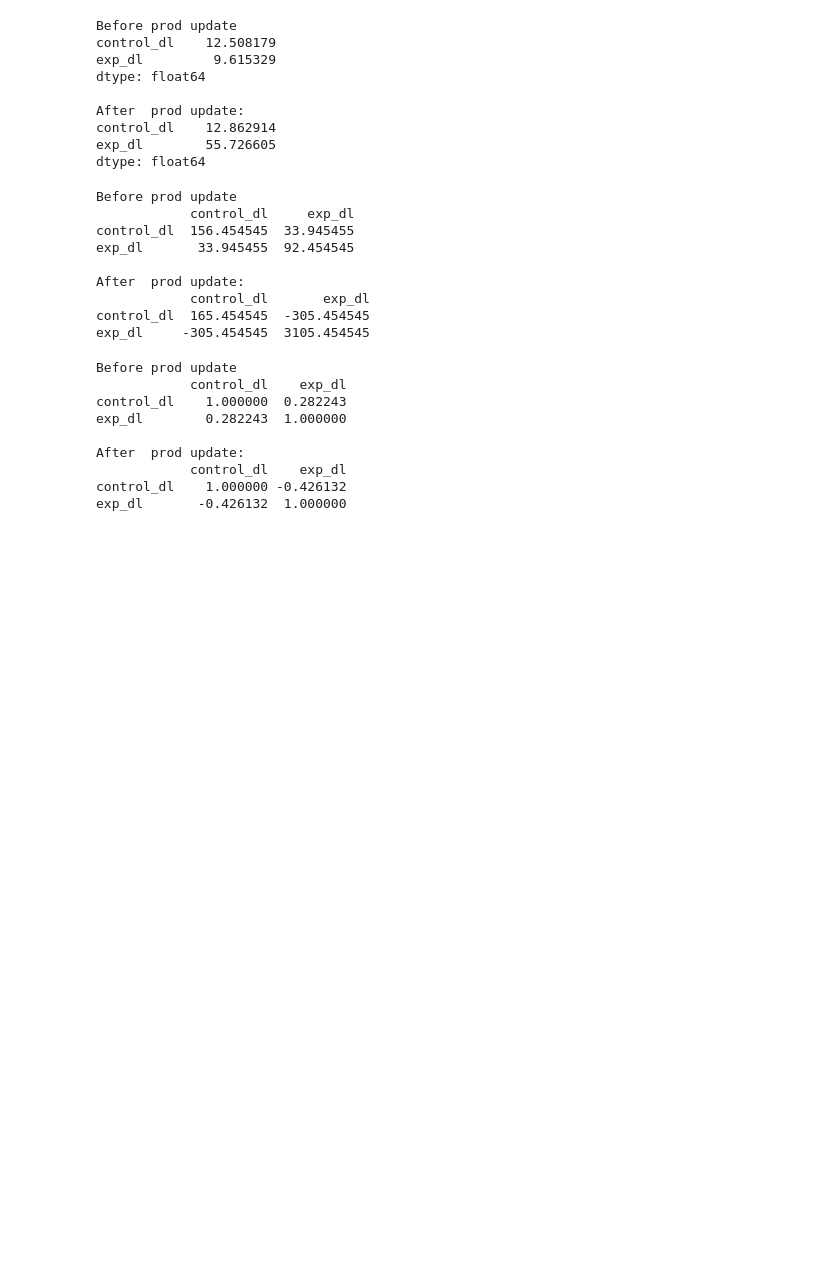
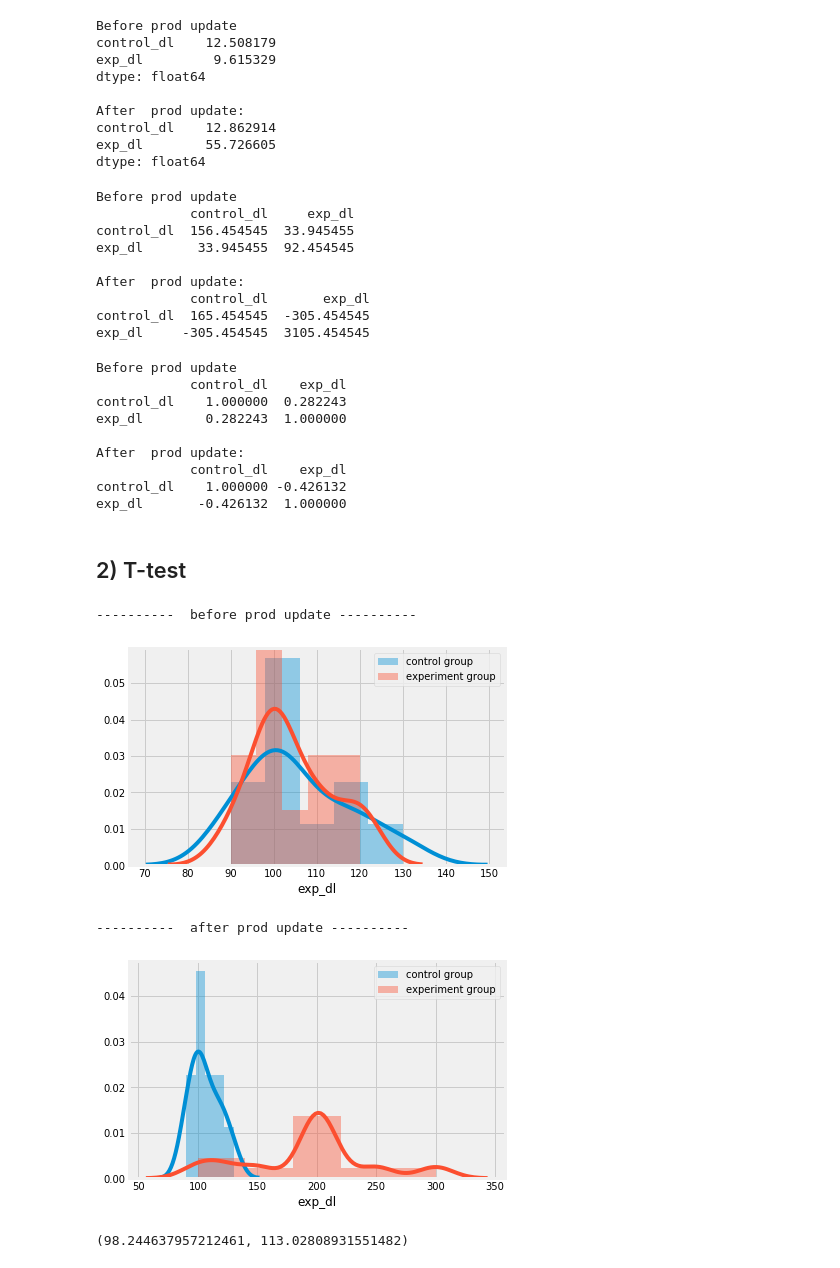
Before and after one commit to yennanliu/analysis, a Jupyter notebook: Statistics_/AB_Testing.ipynb, the cells around one changed output. Cells and saved outputs as stored; diff of their text form; code cells hidden in the pictures; blank space fills up the shorter version.

Commit message:
add confidence interval

```diff
--- a/Statistics_/AB_Testing.ipynb
+++ b/Statistics_/AB_Testing.ipynb
@@ -185,3 +186,32 @@ After  prod update:
             control_dl    exp_dl
 control_dl    1.000000 -0.426132
 exp_dl       -0.426132  1.000000
+# %% [markdown]
+## 2) T-test
+# %%
+print ('----------  before prod update ----------')
+sns.distplot(df_before['control_dl'],bins=5)
+sns.distplot(df_before['exp_dl'],bins=5)
+plt.legend(['control group','experiment group'])
+plt.show()
+
+print ('----------  after prod update ----------')
+sns.distplot(df_after['control_dl'],bins=5)
+sns.distplot(df_after['exp_dl'],bins=5)
+plt.legend(['control group','experiment group'])
+plt.show()
+# %% [output]
+----------  before prod update ----------
+[figure, added]
+----------  after prod update ----------
+[figure, added]
+# %%
+# Confidence interval  : 95% ( assume here)
+# get Confidence interval on the  "mean of download "  on control  group download before prod update
+
+
+c_interval=stats.norm.interval(0.95, loc=df_before.control_dl.mean(),
+scale = df_before.control_dl.std()/np.sqrt(len(df_before)))
+c_interval
+# %% [output]
+(98.244637957212461, 113.02808931551482)
```
Also changed, not shown: parts of 4 cells of this notebook.
